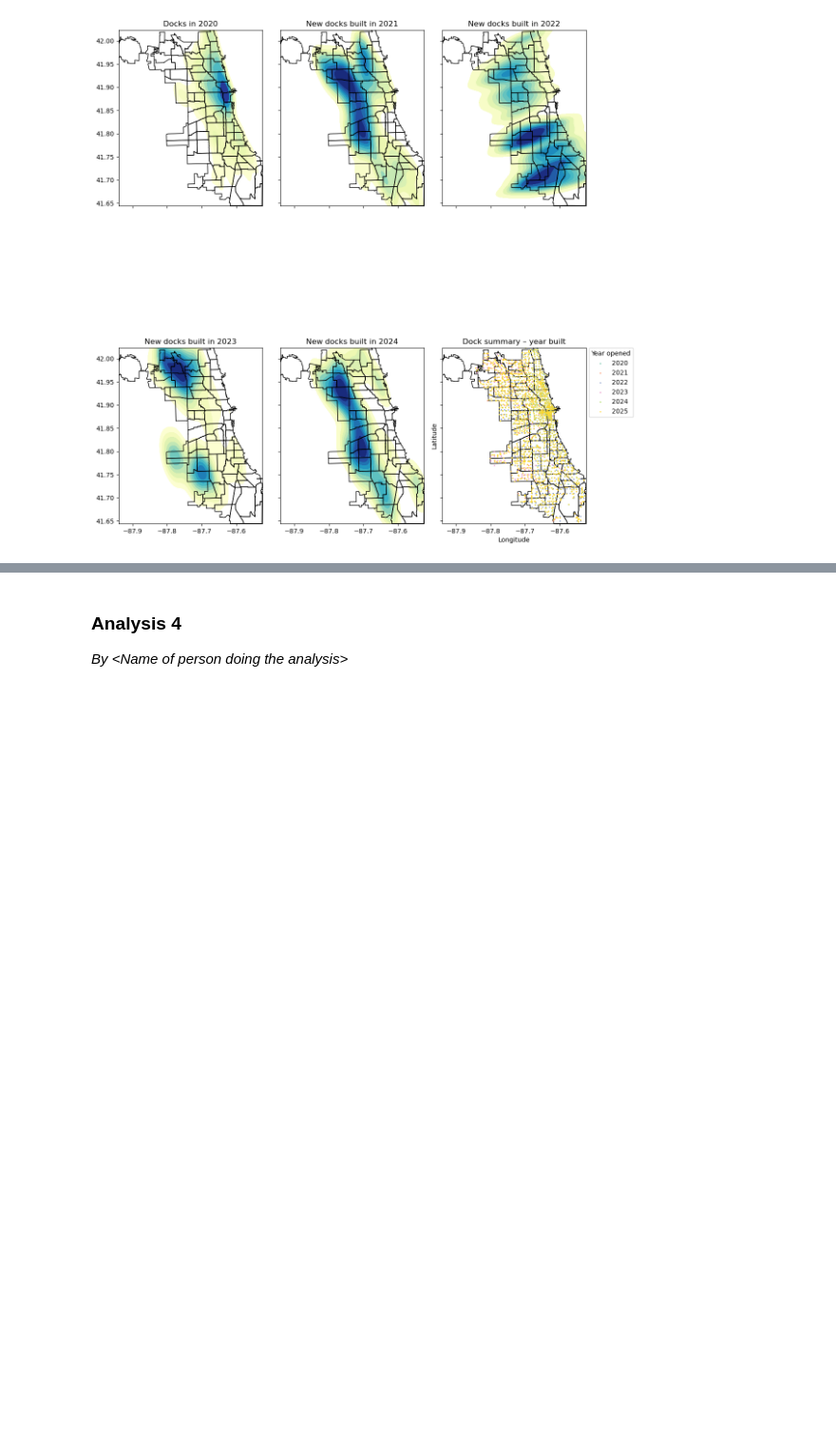
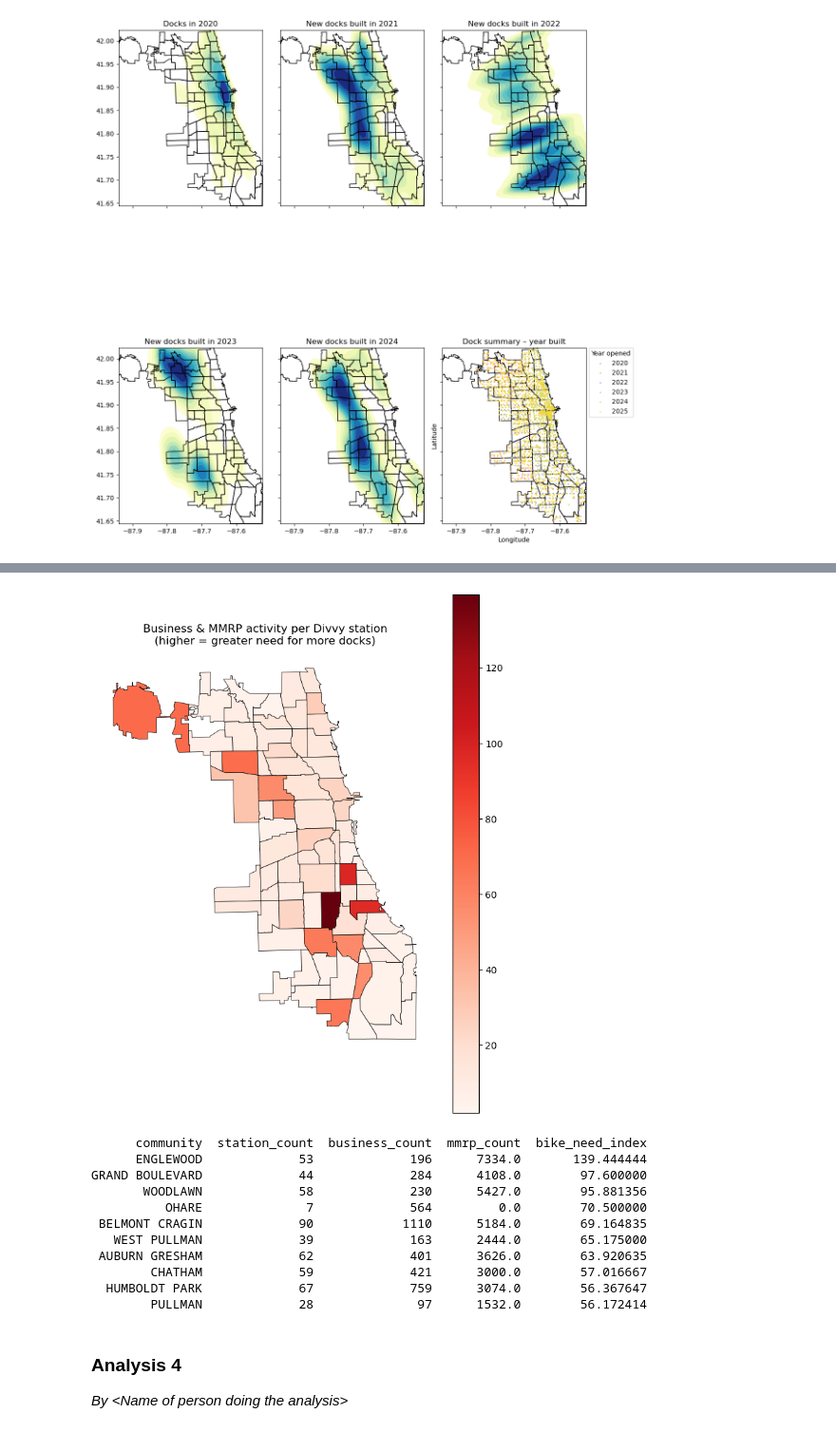
Before and after one commit to JonasGoldberg18/STAT303_Final_Project, a Jupyter notebook: Project Code Template.ipynb, the cells around one changed output, grey strips where cells are left out. Shown at 95% size. Cells and saved outputs as stored; diff of their text form; code cells hidden in the pictures; blank space fills up the shorter version.

```diff
--- a/Project Code Template.ipynb
+++ b/Project Code Template.ipynb
@@ -1004,0 +999,5 @@ plt.show()
+# %%
+community_stats= (station_counts.merge(business_counts, on='community', how='left').merge(mmrp_counts, on='community', how='left'))
+community_stats[['business_count', 'mmrp_count']] = (community_stats[['business_count', 'mmrp_count']].fillna(0))
+
+community_stats.head()
@@ -1005,3 +1020,32 @@ plt.show()
+# %%
+community_stats['econ_total'] = (community_stats['business_count'] + community_stats['mmrp_count'])
+community_stats['bike_need_index'] = (community_stats['econ_total'] / (community_stats['station_count'] + 1))
+
+potential_map = chi.merge(community_stats[['community', 'station_count', 'econ_total', 'bike_need_index']],on='community',how='left')
+
+
+fig, ax = plt.subplots(figsize=(8, 10))
+
+potential_map.plot(column='bike_need_index',cmap='Reds',legend=True,edgecolor='black',linewidth=0.5,ax=ax)
+ax.set_title("Business & MMRP activity per Divvy station\n(higher = greater need for more docks)")
+ax.set_axis_off()
+plt.show()
+
+top_potential = (community_stats.sort_values('bike_need_index', ascending=False).head(10)[['community', 'station_count', 'business_count', 'mmrp_count', 'bike_need_index']])
+print(top_potential.to_string(index=False))
+# %% [output]
+[figure, added]
+      community  station_count  business_count  mmrp_count  bike_need_index
+      ENGLEWOOD             53             196      7334.0       139.444444
+GRAND BOULEVARD             44             284      4108.0        97.600000
+       WOODLAWN             58             230      5427.0        95.881356
+          OHARE              7             564         0.0        70.500000
+ BELMONT CRAGIN             90            1110      5184.0        69.164835
+   WEST PULLMAN             39             163      2444.0        65.175000
+ AUBURN GRESHAM             62             401      3626.0        63.920635
+        CHATHAM             59             421      3000.0        57.016667
+  HUMBOLDT PARK             67             759      3074.0        56.367647
+        PULLMAN             28              97      1532.0        56.172414
 # %% [markdown]
 ### Analysis 4
 *By \<Name of person doing the analysis>*
```
Also changed, not shown: parts of 8 cells of this notebook.
